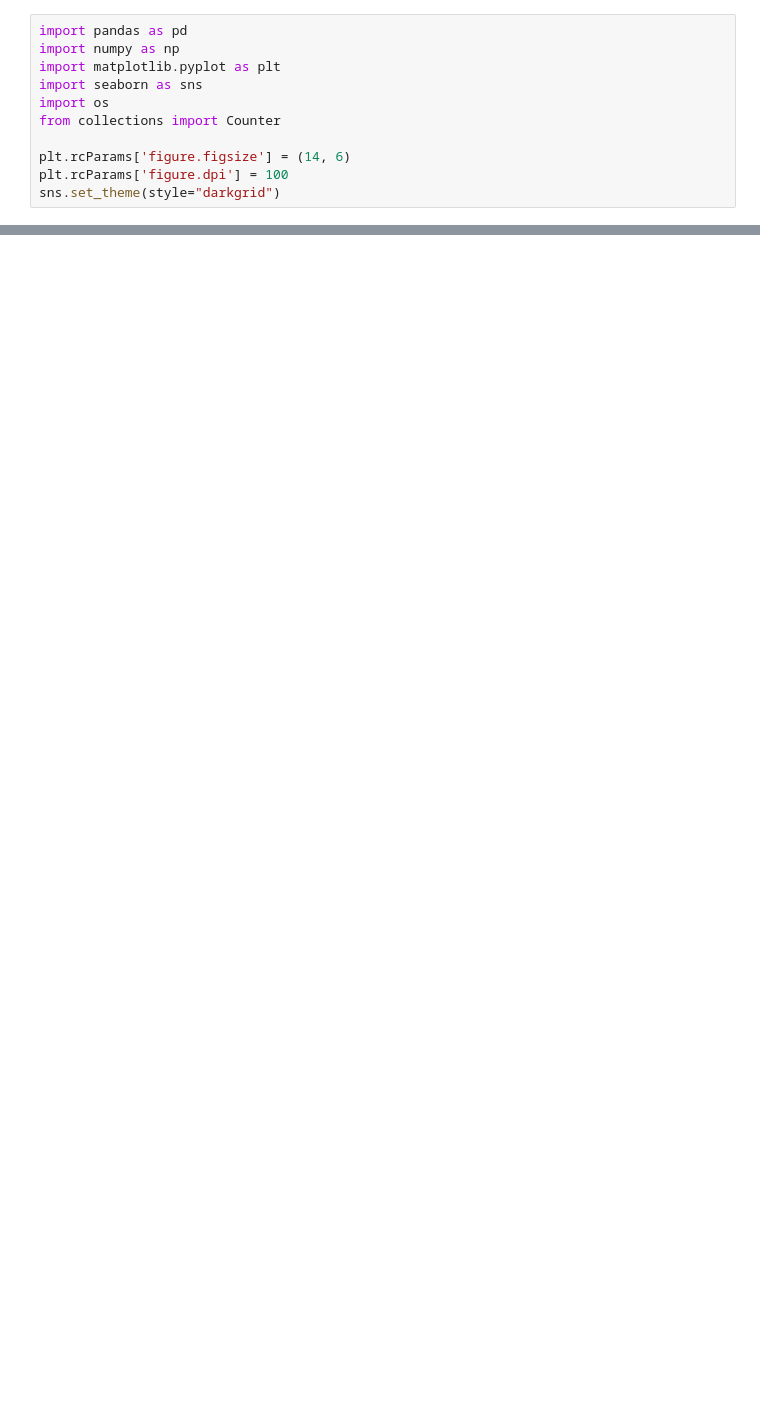
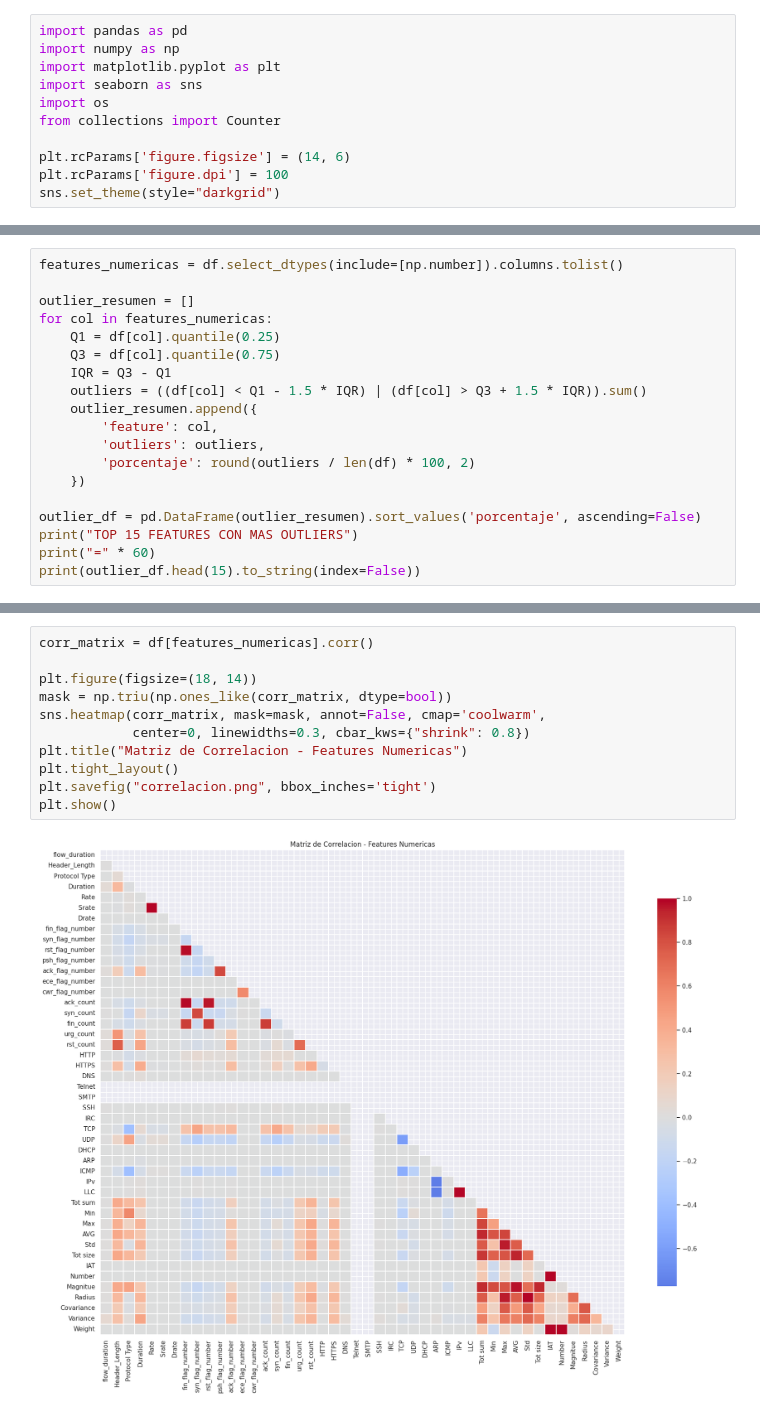
Before and after one commit to xtsebas/iot-intrusion-detection-ml, a Jupyter notebook: notebooks/analisis_exploratorio.ipynb, the cells around one changed output, grey strips where cells are left out. Saved outputs shown, nothing was run; the diff lists cells and outputs as text; blank space fills up the shorter version.

```diff
--- a/notebooks/analisis_exploratorio.ipynb
+++ b/notebooks/analisis_exploratorio.ipynb
@@ -17,0 +179,19 @@ ParserError: Error tokenizing data. C error: out of memory
+# %%
+features_numericas = df.select_dtypes(include=[np.number]).columns.tolist()
+
+outlier_resumen = []
+for col in features_numericas:
+    Q1 = df[col].quantile(0.25)
+    Q3 = df[col].quantile(0.75)
+    IQR = Q3 - Q1
+    outliers = ((df[col] < Q1 - 1.5 * IQR) | (df[col] > Q3 + 1.5 * IQR)).sum()
+    outlier_resumen.append({
+        'feature': col,
+        'outliers': outliers,
+        'porcentaje': round(outliers / len(df) * 100, 2)
+    })
+
+outlier_df = pd.DataFrame(outlier_resumen).sort_values('porcentaje', ascending=False)
+print("TOP 15 FEATURES CON MAS OUTLIERS")
+print("=" * 60)
+print(outlier_df.head(15).to_string(index=False))
@@ -17,0 +219,13 @@ ParserError: Error tokenizing data. C error: out of memory
+# %%
+corr_matrix = df[features_numericas].corr()
+
+plt.figure(figsize=(18, 14))
+mask = np.triu(np.ones_like(corr_matrix, dtype=bool))
+sns.heatmap(corr_matrix, mask=mask, annot=False, cmap='coolwarm',
+            center=0, linewidths=0.3, cbar_kws={"shrink": 0.8})
+plt.title("Matriz de Correlacion - Features Numericas")
+plt.tight_layout()
+plt.savefig("correlacion.png", bbox_inches='tight')
+plt.show()
+# %% [output]
+[figure, added]
```
Also changed, not shown: parts of 16 cells of this notebook.
